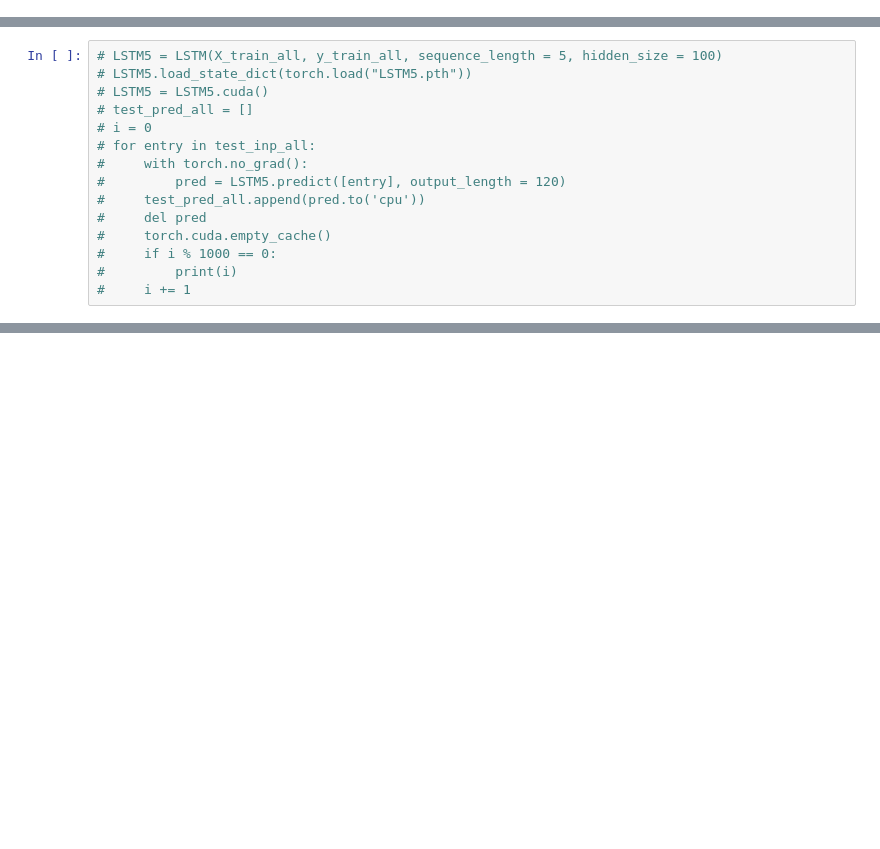
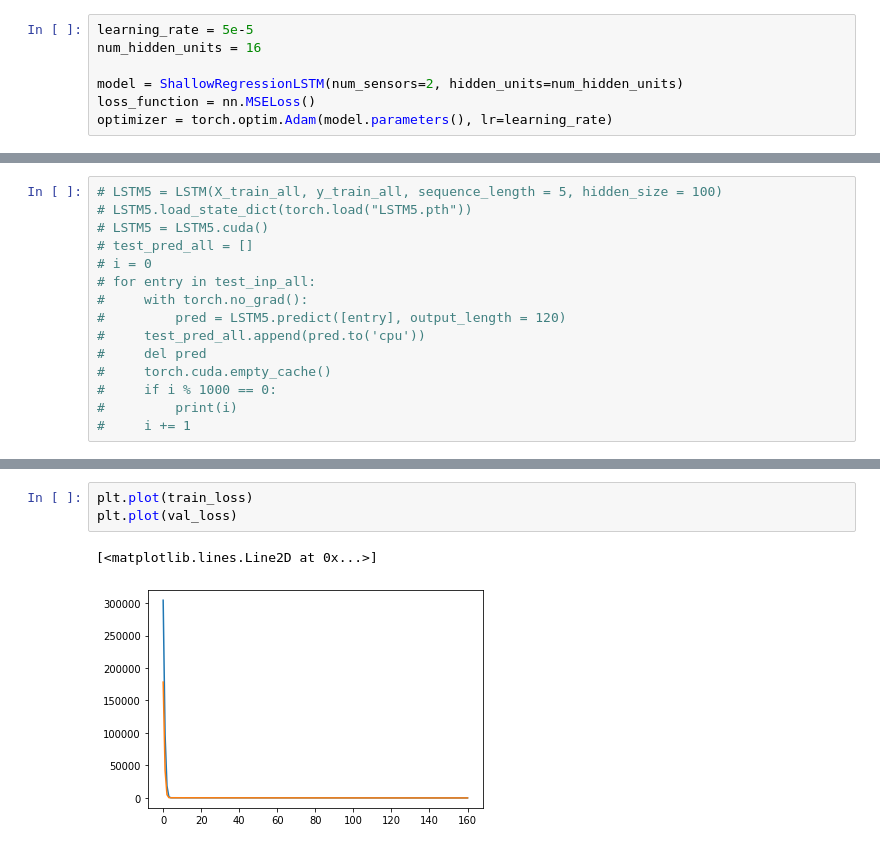
Before and after one commit to g2su/CSE151KaggleCompetition, a Jupyter notebook: Load_Argo2_Public.ipynb, the cells around one changed output, grey strips where cells are left out. Saved outputs shown, nothing was run; the diff lists cells and outputs as text; blank space fills up the shorter version.

```diff
--- a/Load_Argo2_Public.ipynb
+++ b/Load_Argo2_Public.ipynb
@@ -142,0 +187,7 @@ for dataset in train_city_datasets:
+# %%
+learning_rate = 5e-5
+num_hidden_units = 16
+
+model = ShallowRegressionLSTM(num_sensors=2, hidden_units=num_hidden_units)
+loss_function = nn.MSELoss()
+optimizer = torch.optim.Adam(model.parameters(), lr=learning_rate)
@@ -1154,0 +1588,6 @@ df.to_csv("out.csv", index=False)
+# %%
+plt.plot(train_loss)
+plt.plot(val_loss)
+# %% [output]
+[<matplotlib.lines.Line2D at 0x...>]
+[figure, added]
```
Also changed, not shown: parts of 222 cells of this notebook.
